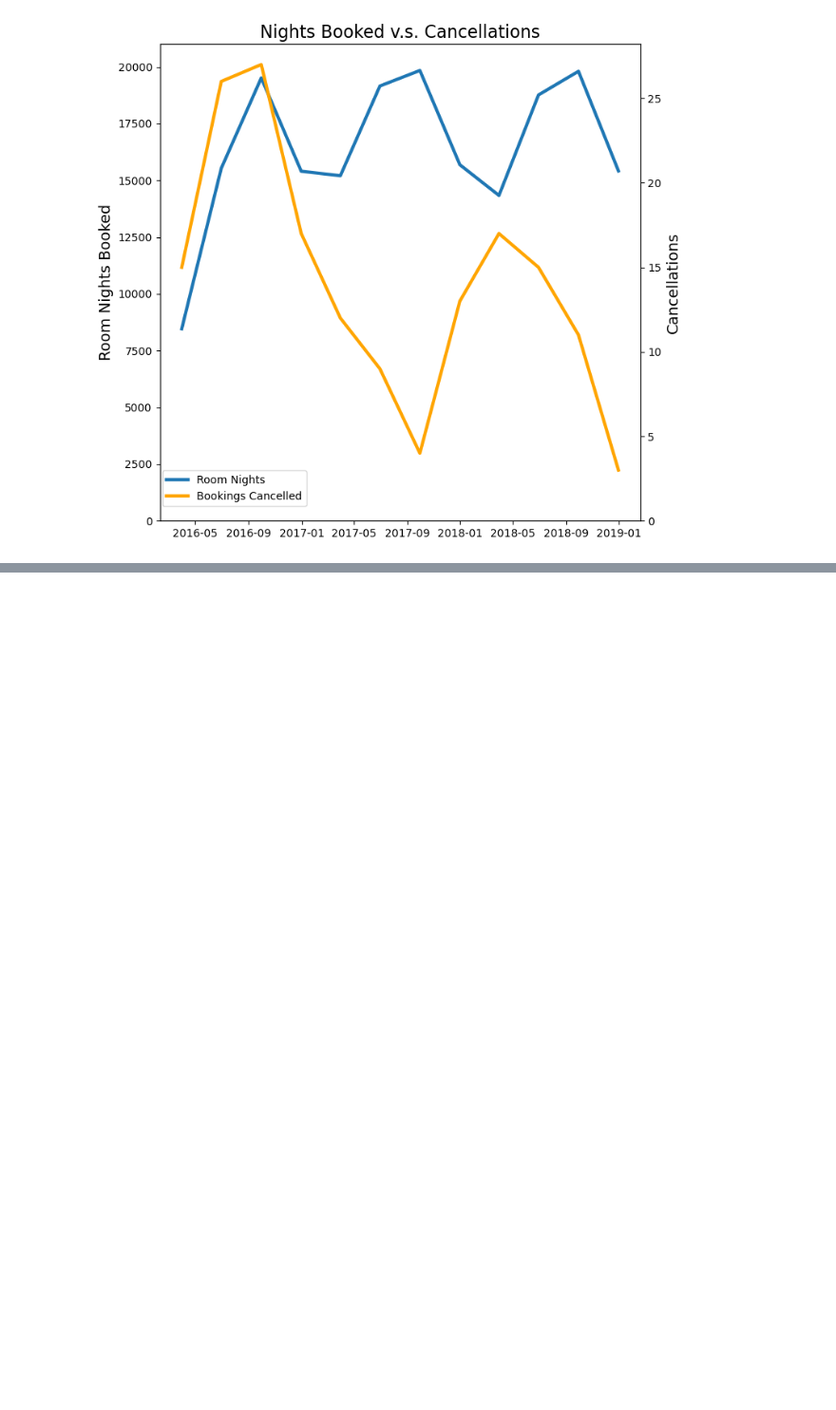
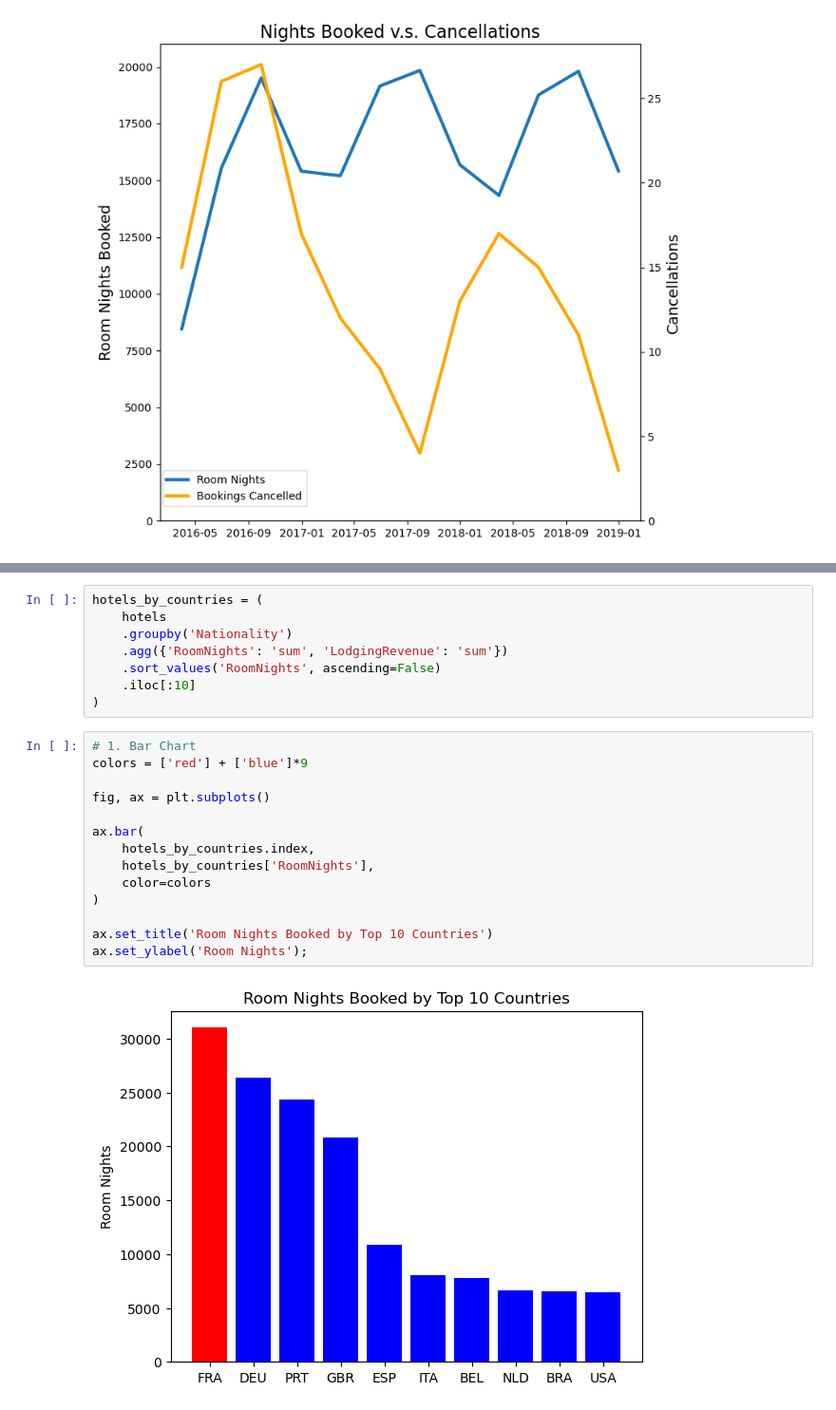
Before and after one commit to scarypillowz/data_visualization, a Jupyter notebook: assignments.ipynb, the cells around one changed output, grey strips where cells are left out. Shown at 95% size. Cells and saved outputs as stored; diff of their text form; blank space fills up the shorter version.

Commit message:
Bar Chart - basic/stacked/grouped, 과제

```diff
--- a/assignments.ipynb
+++ b/assignments.ipynb
@@ -104,0 +109,24 @@ fig.legend(bbox_to_anchor=(.37, .2));
+# %%
+hotels_by_countries = (
+    hotels
+    .groupby('Nationality')
+    .agg({'RoomNights': 'sum', 'LodgingRevenue': 'sum'})
+    .sort_values('RoomNights', ascending=False)
+    .iloc[:10]
+)
+# %%
+# 1. Bar Chart
+colors = ['red'] + ['blue']*9
+
+fig, ax = plt.subplots()
+
+ax.bar(
+    hotels_by_countries.index,
+    hotels_by_countries['RoomNights'],
+    color=colors
+)
+
+ax.set_title('Room Nights Booked by Top 10 Countries')
+ax.set_ylabel('Room Nights');
+# %% [output]
+[figure, added]
```
Also changed, not shown: parts of 8 cells of this notebook, 1 other file.
